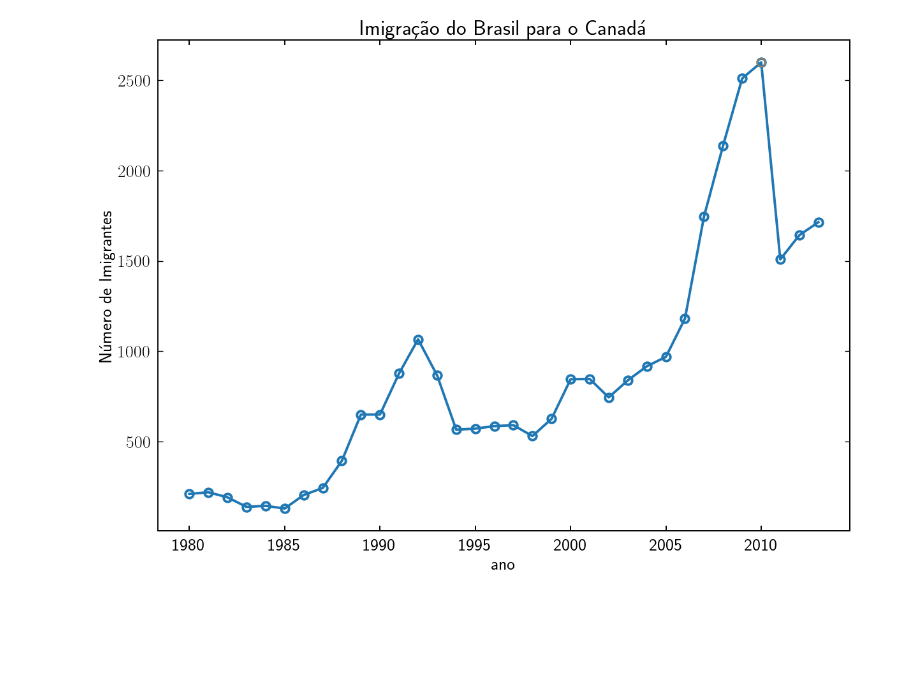
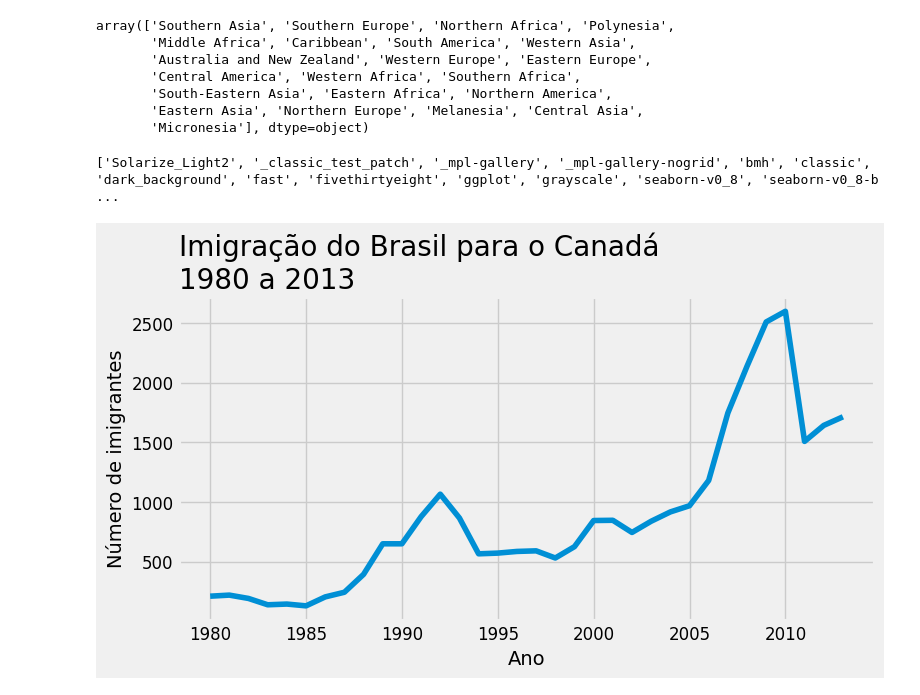
Before and after one commit to JuniorAlencar/Data_Science_Alura, a Jupyter notebook: jupyter/modulo3.ipynb, the cells around one changed output. Cells and saved outputs as stored; diff of their text form; code cells hidden in the pictures; blank space fills up the shorter version.

```diff
--- a/jupyter/modulo3.ipynb
+++ b/jupyter/modulo3.ipynb
@@ -2,4 +2,6 @@
 import pandas as pd
 import matplotlib.pyplot as plt
 import numpy as np
-plt.style.use('properties.mplstyle')
+from matplotlib.animation import FuncAnimation
+import os
+#plt.style.use('properties.mplstyle')
@@ -15,27 +21,30 @@ dados_brasil = pd.DataFrame(brasil_dict)
 argentina = df.loc["Argentina", anos]
 argentina_dict = {'ano': argentina.index.tolist(), 'imigrantes': argentina.values.tolist()}
 dados_argentina = pd.DataFrame(argentina_dict)
+# %%
+df["Region"].unique()
+# %% [output]
+array(['Southern Asia', 'Southern Europe', 'Northern Africa', 'Polynesia',
+       'Middle Africa', 'Caribbean', 'South America', 'Western Asia',
+       'Australia and New Zealand', 'Western Europe', 'Eastern Europe',
+       'Central America', 'Western Africa', 'Southern Africa',
+       'South-Eastern Asia', 'Eastern Africa', 'Northern America',
+       'Eastern Asia', 'Northern Europe', 'Melanesia', 'Central Asia',
+       'Micronesia'], dtype=object)
+# %%
+print(plt.style.available)
+# %% [output]
+['Solarize_Light2', '_classic_test_patch', '_mpl-gallery', '_mpl-gallery-nogrid', 'bmh', 'classic', 'dark_background', 'fast', 'fivethirtyeight', 'ggplot', 'grayscale', 'seaborn-v0_8', 'seaborn-v0_8-b ...
 # %%
-
-thickness_axes = 1.4
-font_legend = 12
-
-# Modificando a espessura da box do plot
-ax = plt.gca()
-parts_of_graphic = ['top', 'bottom', 'left', 'right']
-for k in parts_of_graphic:
-    ax.spines[k].set_linewidth(thickness_axes)  # substitua 2 por thickness_axes
-
-# Filtrando o dataframe, para encontrar em qual ano houve o maior número de imigrantes
-max_val = dados_brasil["imigrantes"].max()
-max_imigrantes = [(ano, imigra) for ano, imigra in zip(dados_brasil["ano"], dados_brasil["imigrantes"]) if imigra == max_val]
-
-plt.plot(dados_brasil["ano"], dados_brasil["imigrantes"],'-o', lw=2*thickness_axes, mew=2*thickness_axes)
-plt.plot(max_imigrantes[0][0], max_imigrantes[0][1],'o')
-plt.xticks(['1980', '1985', '1990', '1995', '2000', '2005', '2010'])
-plt.xlabel("ano")
-plt.ylabel("Número de Imigrantes")
-plt.title("Imigração do Brasil para o Canadá")
+plt.style.use('fivethirtyeight')
+fig, ax = plt.subplots(figsize=(8, 4))
+ax.plot(dados_brasil['ano'], dados_brasil['imigrantes'])
+ax.set_title('Imigração do Brasil para o Canadá\n1980 a 2013', fontsize=20, loc='left')
+ax.set_ylabel('Número de imigrantes', fontsize=14)
+ax.set_xlabel('Ano', fontsize=14)
+ax.yaxis.set_tick_params(labelsize=12)
+ax.xaxis.set_tick_params(labelsize=12)
+ax.xaxis.set_major_locator(plt.MultipleLocator(5))
 plt.show()
 # %% [output]
-[figure, old version]
+[figure, new version]
```
Also changed, not shown: parts of 15 cells of this notebook, 5 other files.
